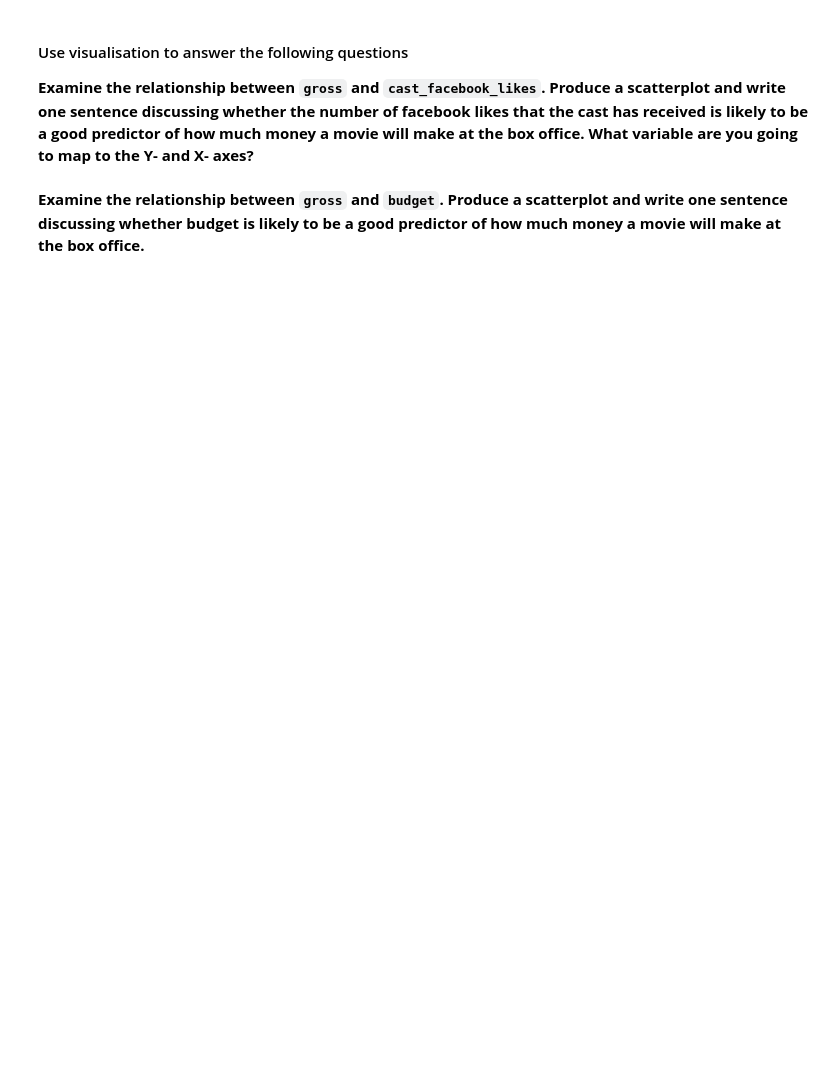
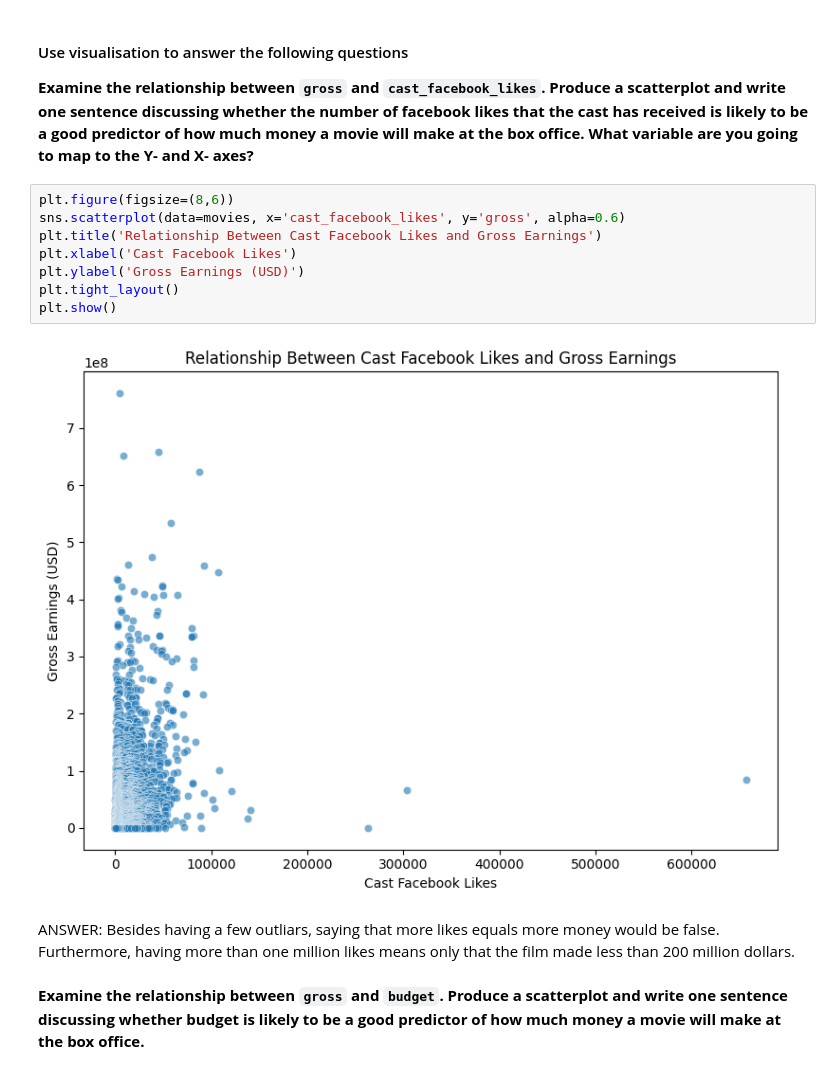
Before and after one commit to bence-szabo-git/Analytics-through-Coding, a Jupyter notebook: Session_2/Homework.ipynb, the cells around one changed output. Cells and saved outputs as stored; diff of their text form; blank space fills up the shorter version.

```diff
--- a/Session_2/Homework.ipynb
+++ b/Session_2/Homework.ipynb
@@ -75,5 +194,18 @@ movies.groupby("genre").count().sort_values("title", ascending=False) # descendi
 #### Use visualisation to answer the following questions
 
 **Examine the relationship between `gross` and `cast_facebook_likes`. Produce a scatterplot and write one sentence discussing whether the number of facebook likes that the cast has received is likely to be a good predictor of how much money a movie will make at the box office. What variable are you going to map to the Y- and X- axes?**
+# %%
+plt.figure(figsize=(8,6))
+sns.scatterplot(data=movies, x='cast_facebook_likes', y='gross', alpha=0.6)
+plt.title('Relationship Between Cast Facebook Likes and Gross Earnings')
+plt.xlabel('Cast Facebook Likes')
+plt.ylabel('Gross Earnings (USD)')
+plt.tight_layout()
+plt.show()
+# %% [output]
+[figure, added]
+# %% [markdown]
+ANSWER:
+Besides having a few outliars, saying that more likes equals more money would be false. Furthermore, having more than one million likes means only that the film made less than 200 million dollars.
 # %% [markdown]
 **Examine the relationship between `gross` and `budget`. Produce a scatterplot and write one sentence discussing whether budget is likely to be a good predictor of how much money a movie will make at the box office.**
```
Also changed, not shown: parts of 10 cells of this notebook.
